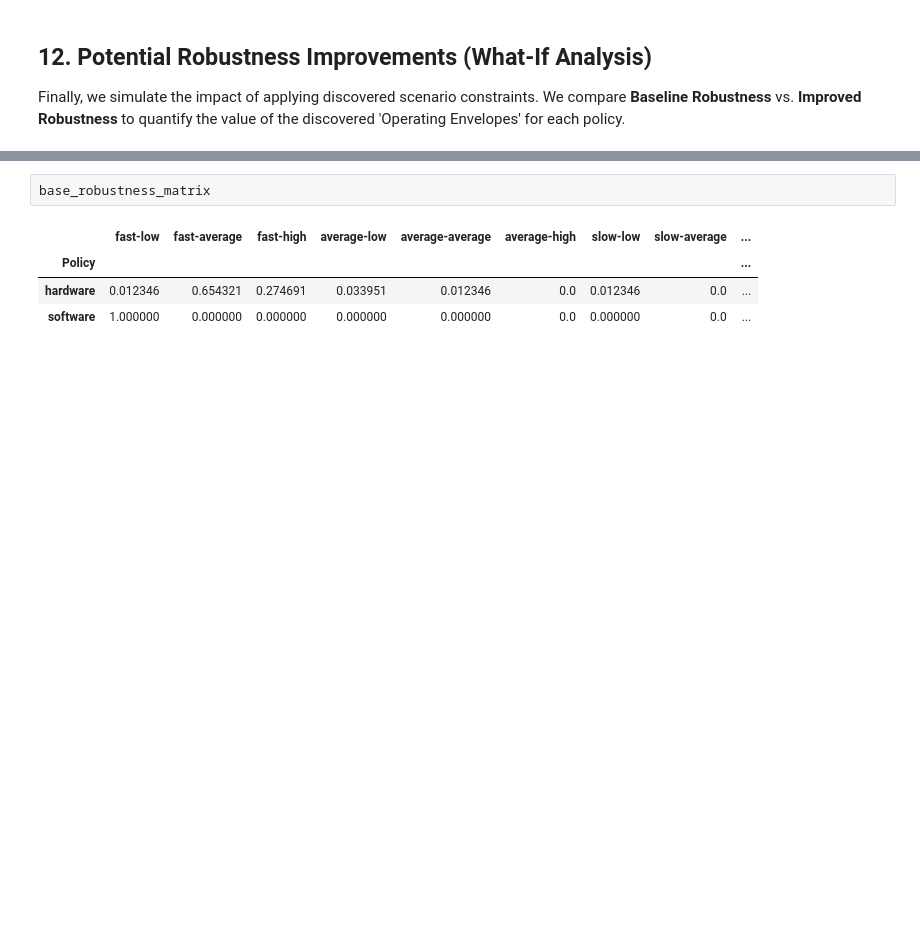
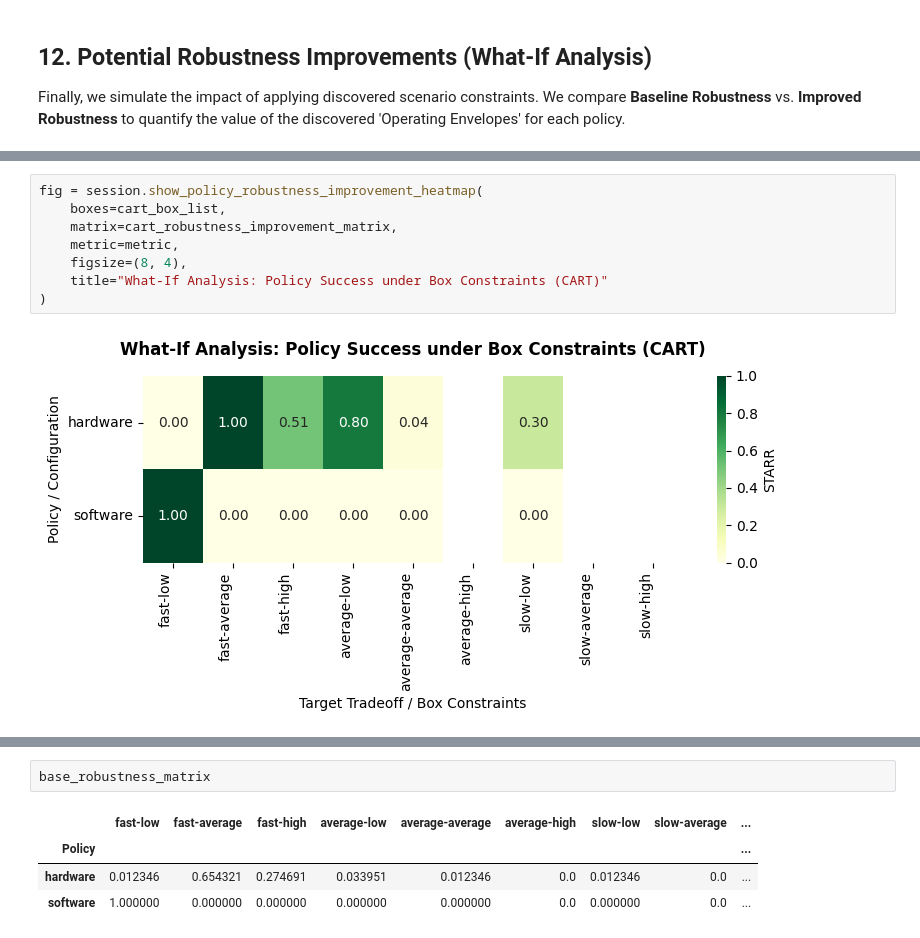
Before and after one commit to andresdp/patterns-sa, a Jupyter notebook: patterns/CQRS/analysis-cqrs.ipynb, the cells around one changed output, grey strips where cells are left out. Saved outputs shown, nothing was run; the diff lists cells and outputs as text; blank space fills up the shorter version.

```diff
--- a/patterns/CQRS/analysis-cqrs.ipynb
+++ b/patterns/CQRS/analysis-cqrs.ipynb
@@ -448 +456,11 @@ fig = session.show_policy_robustness_improvement_heatmap(
+# %%
+fig = session.show_policy_robustness_improvement_heatmap(
+    boxes=cart_box_list,
+    matrix=cart_robustness_improvement_matrix,
+    metric=metric,
+    figsize=(8, 4),
+    title="What-If Analysis: Policy Success under Box Constraints (CART)"
+)
+# %% [output]
+[figure, added]
 # %%
```
Also changed, not shown: parts of 8 cells of this notebook, 4 other files.
